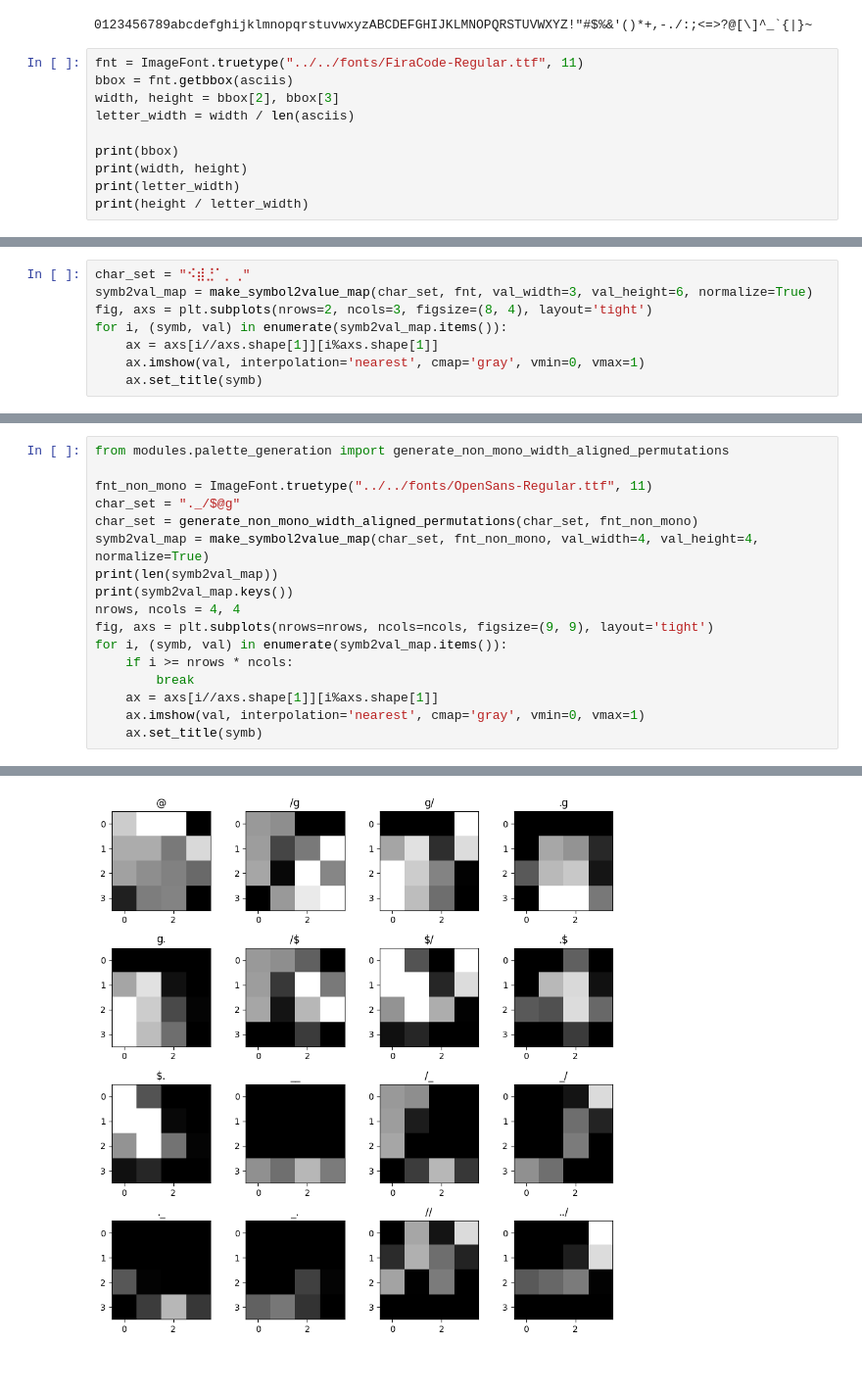
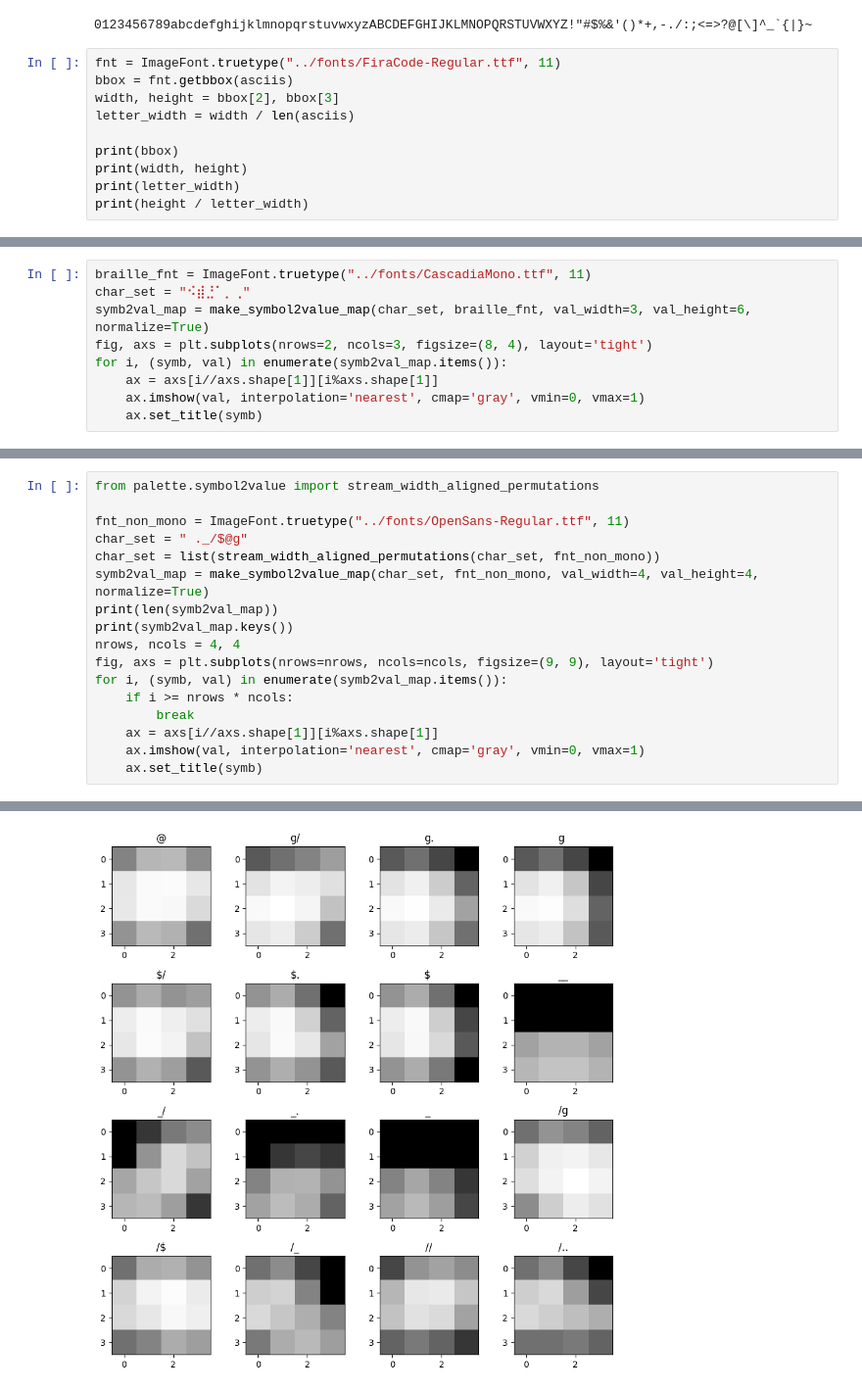
Before and after one commit to wojciechsadlik/python-char-art, a Jupyter notebook: notebooks/symbol2value_map.ipynb, the cells around one changed output, grey strips where cells are left out. Shown at 98% size. Saved outputs shown, nothing was run; the diff lists cells and outputs as text.

```diff
--- a/notebooks/symbol2value_map.ipynb
+++ b/notebooks/symbol2value_map.ipynb
@@ -13,7 +13,7 @@ print(asciis)
 # %% [output]
 0123456789abcdefghijklmnopqrstuvwxyzABCDEFGHIJKLMNOPQRSTUVWXYZ!"#$%&'()*+,-./:;<=>?@[\]^_`{|}~
 # %%
-fnt = ImageFont.truetype("../../fonts/FiraCode-Regular.ttf", 11)
+fnt = ImageFont.truetype("../fonts/FiraCode-Regular.ttf", 11)
 bbox = fnt.getbbox(asciis)
 width, height = bbox[2], bbox[3]
 letter_width = width / len(asciis)
@@ -51,6 +51,7 @@ for i, (symb, val) in enumerate(symb2val_map.items()):
 # %%
+braille_fnt = ImageFont.truetype("../fonts/CascadiaMono.ttf", 11)
 char_set = "⠪⣾⣘⠁⡀⢀"
-symb2val_map = make_symbol2value_map(char_set, fnt, val_width=3, val_height=6, normalize=True)
+symb2val_map = make_symbol2value_map(char_set, braille_fnt, val_width=3, val_height=6, normalize=True)
 fig, axs = plt.subplots(nrows=2, ncols=3, figsize=(8, 4), layout='tight')
 for i, (symb, val) in enumerate(symb2val_map.items()):
     ax = axs[i//axs.shape[1]][i%axs.shape[1]]
@@ -61,9 +62,9 @@ for i, (symb, val) in enumerate(symb2val_map.items()):
 # %%
-from modules.palette_generation import generate_non_mono_width_aligned_permutations
+from palette.symbol2value import stream_width_aligned_permutations
 
-fnt_non_mono = ImageFont.truetype("../../fonts/OpenSans-Regular.ttf", 11)
-char_set = "._/$@g"
-char_set = generate_non_mono_width_aligned_permutations(char_set, fnt_non_mono)
+fnt_non_mono = ImageFont.truetype("../fonts/OpenSans-Regular.ttf", 11)
+char_set = " ._/$@g"
+char_set = list(stream_width_aligned_permutations(char_set, fnt_non_mono))
 symb2val_map = make_symbol2value_map(char_set, fnt_non_mono, val_width=4, val_height=4, normalize=True)
 print(len(symb2val_map))
 print(symb2val_map.keys())
@@ -81 +82 @@ dict_keys(['@', '/g', 'g/', '.g', 'g.', '/$', '$/', '.$', '$.', '__', '/_', '_/'
-[figure, old version]
+[figure, new version]
```
Also changed, not shown: parts of 7 cells of this notebook, 14 other files.
